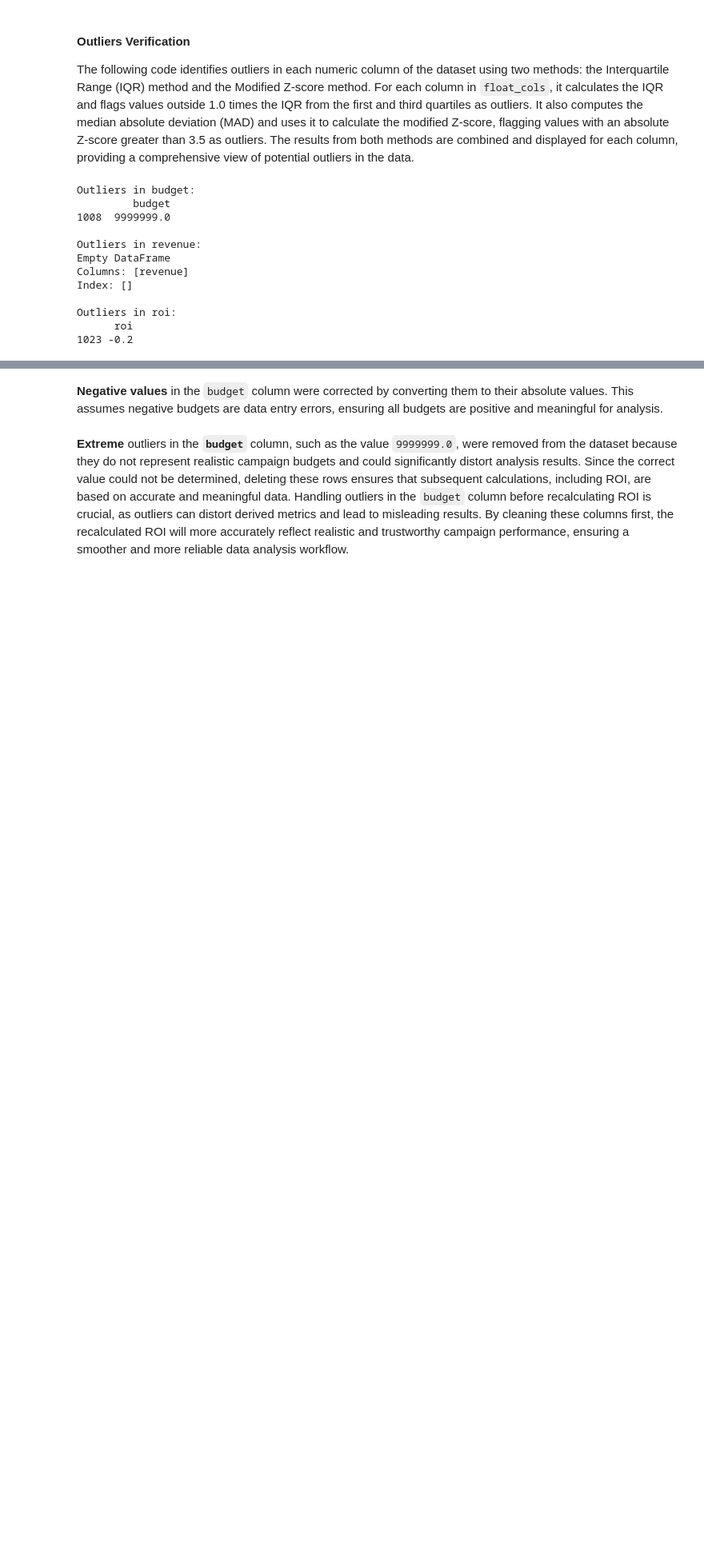
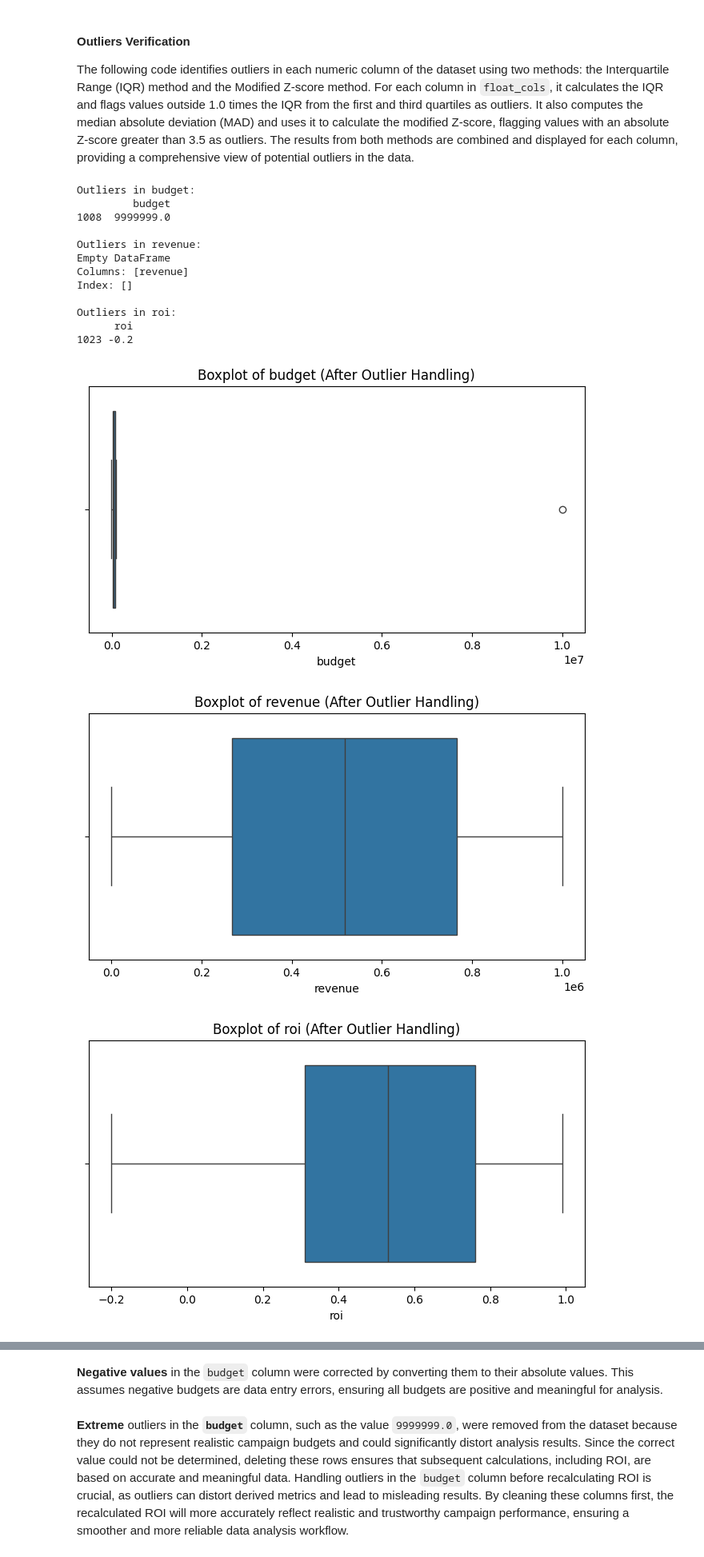
Before and after one commit to patriciajaquez/marketing_campaigns_analysis, a Jupyter notebook: notebooks/preprocessing.ipynb, the cells around one changed output, grey strips where cells are left out. Shown at 80% size. Drawn from its saved outputs; the diff is of its cells as text; code cells hidden in the pictures; blank space fills up the shorter version.

```diff
--- a/notebooks/preprocessing.ipynb
+++ b/notebooks/preprocessing.ipynb
@@ -197,14 +222,6 @@ misplaced_rows = clean_data[
     (clean_data['type'] == 'B2B') | (clean_data['target_audience'] == 'social media')
 ]
 print(misplaced_rows)
-
-# Drop the misplaced rows
-clean_data = clean_data[
-    ~((clean_data['type'] == 'B2B') & (clean_data['target_audience'] == 'social media'))
-]
-
-# Check the shape of the DataFrame after dropping misplaced rows
-print(f"Shape of DataFrame after dropping misplaced rows: {clean_data.shape}")
 # %% [output]
             campaign_name  start_date end_date budget  roi type  \
 1024  Null-heavy campaign  2023-01-01      NaN    NaN  NaN  B2B
@@ -383,3 +391,28 @@ Index: []
 Outliers in roi:
       roi
 1023 -0.2
+# %%
+import matplotlib.pyplot as plt
+import seaborn as sns
+
+# Define numeric columns to visualize
+numeric_cols = ['budget', 'revenue', 'roi']
+
+# Boxplots to visualize outliers before handling
+for col in numeric_cols:
+    plt.figure(figsize=(8, 4))
+    sns.boxplot(x=clean_data[col])
+    plt.title(f"Boxplot of {col} (After Outlier Handling)")
+    plt.show()
+
+# Scatterplot to show relationships (e.g., budget vs revenue)
+plt.figure(figsize=(8, 6))
+sns.scatterplot(x=clean_data['budget'], y=clean_data['revenue'])
+plt.title("Scatterplot of Budget vs Revenue (After Outlier Handling)")
+plt.xlabel("Budget")
+plt.ylabel("Revenue")
+plt.show()
+# %% [output]
+[figure, added]
+[figure, added]
+[figure, added]
```
Also changed, not shown: parts of 31 cells of this notebook, 3 other files.
